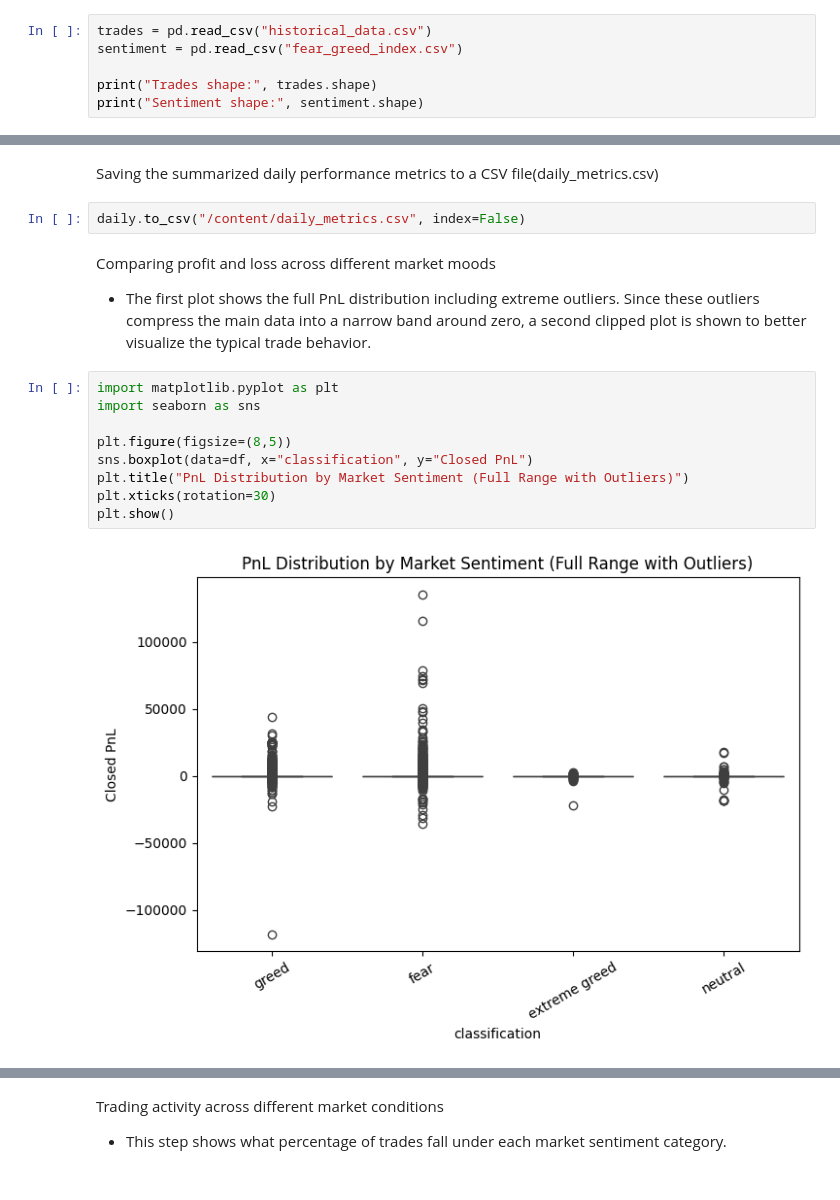
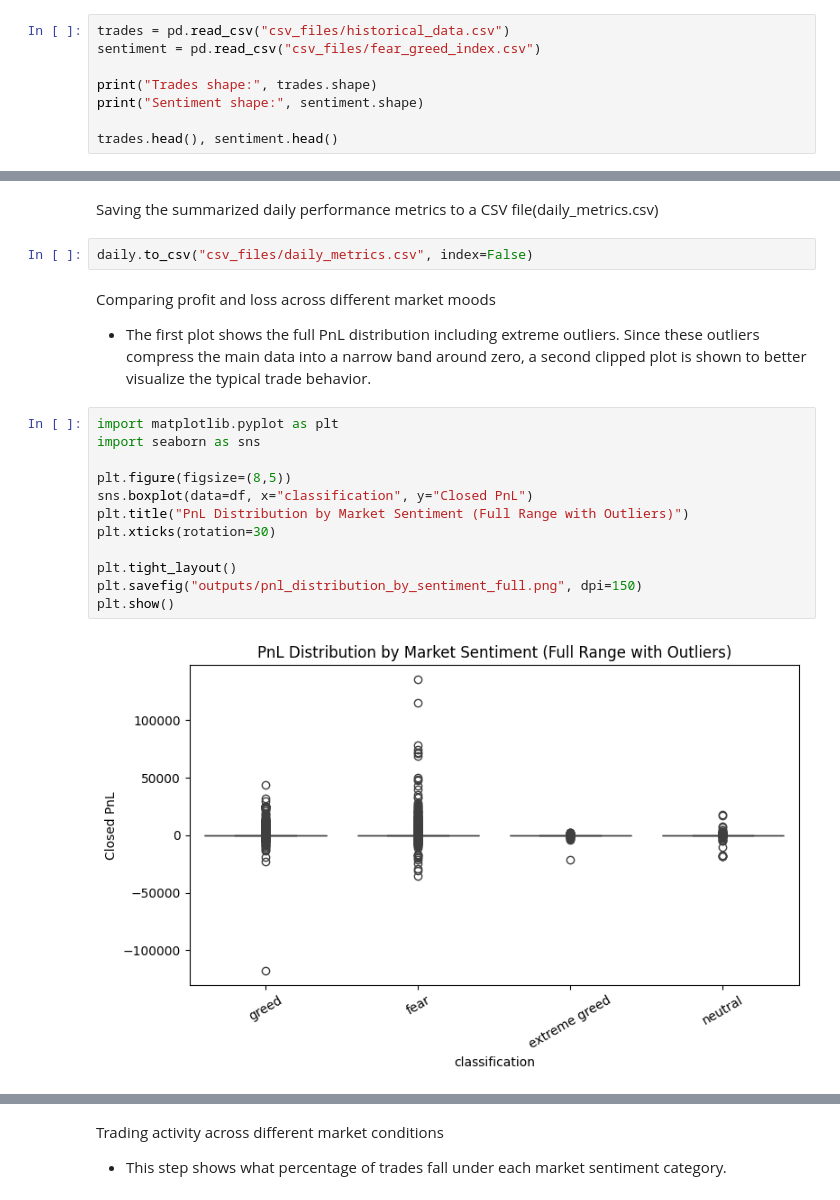
Before and after one commit to MEDINI7/ds_kopparapu_medini, a Jupyter notebook: notebook_1.ipynb, the cells around one changed output, grey strips where cells are left out. Drawn from its saved outputs; the diff is of its cells as text.

```diff
--- a/notebook_1.ipynb
+++ b/notebook_1.ipynb
@@ -48,11 +27,13 @@ Loading the Datasets.
 
 *   Here we load the trade data and the sentiment data and quickly check that both files have been read correctly.
 # %%
-trades = pd.read_csv("historical_data.csv")
-sentiment = pd.read_csv("fear_greed_index.csv")
+trades = pd.read_csv("csv_files/historical_data.csv")
+sentiment = pd.read_csv("csv_files/fear_greed_index.csv")
 
 print("Trades shape:", trades.shape)
 print("Sentiment shape:", sentiment.shape)
+
+trades.head(), sentiment.head()
 # %% [output]
 Trades shape: (211224, 16)
 Sentiment shape: (2644, 4)
@@ -192,7 +190,7 @@ daily.head()
 # %% [markdown]
 Saving the summarized daily performance metrics to a CSV file(daily_metrics.csv)
 # %%
-daily.to_csv("/content/daily_metrics.csv", index=False)
+daily.to_csv("csv_files/daily_metrics.csv", index=False)
 # %% [markdown]
 Comparing profit and loss across different market moods
 
@@ -200,14 +198,17 @@ Comparing profit and loss across different market moods
 # %%
 import matplotlib.pyplot as plt
 import seaborn as sns
 
 plt.figure(figsize=(8,5))
 sns.boxplot(data=df, x="classification", y="Closed PnL")
 plt.title("PnL Distribution by Market Sentiment (Full Range with Outliers)")
 plt.xticks(rotation=30)
+
+plt.tight_layout()
+plt.savefig("outputs/pnl_distribution_by_sentiment_full.png", dpi=150)
 plt.show()
 # %% [output]
-[figure, old version]
+[figure, new version]
 # %%
 plt.figure(figsize=(8,5))
 sns.boxplot(data=df, x="classification", y="Closed PnL")
```
Also changed, not shown: parts of 8 cells of this notebook.
